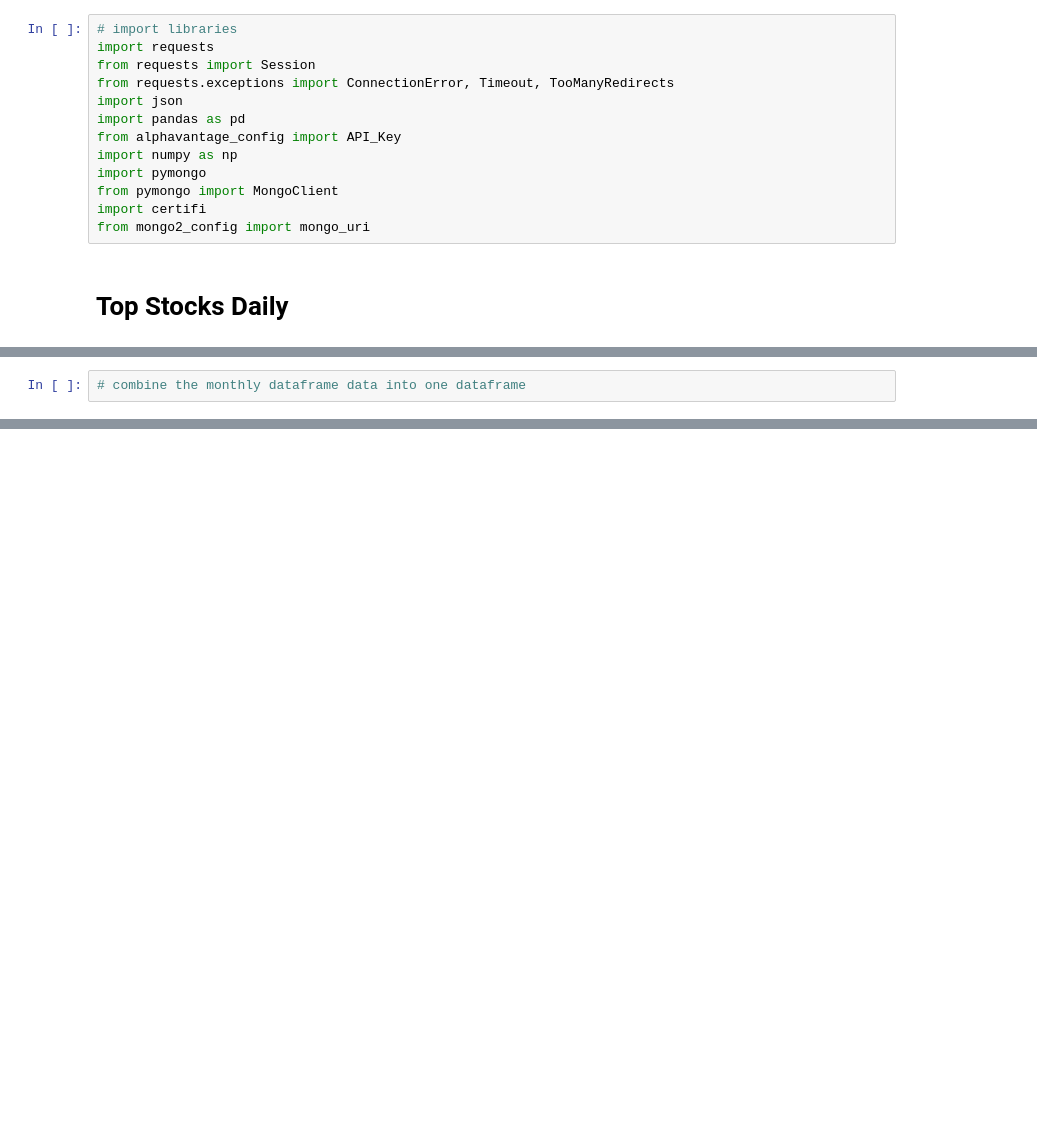
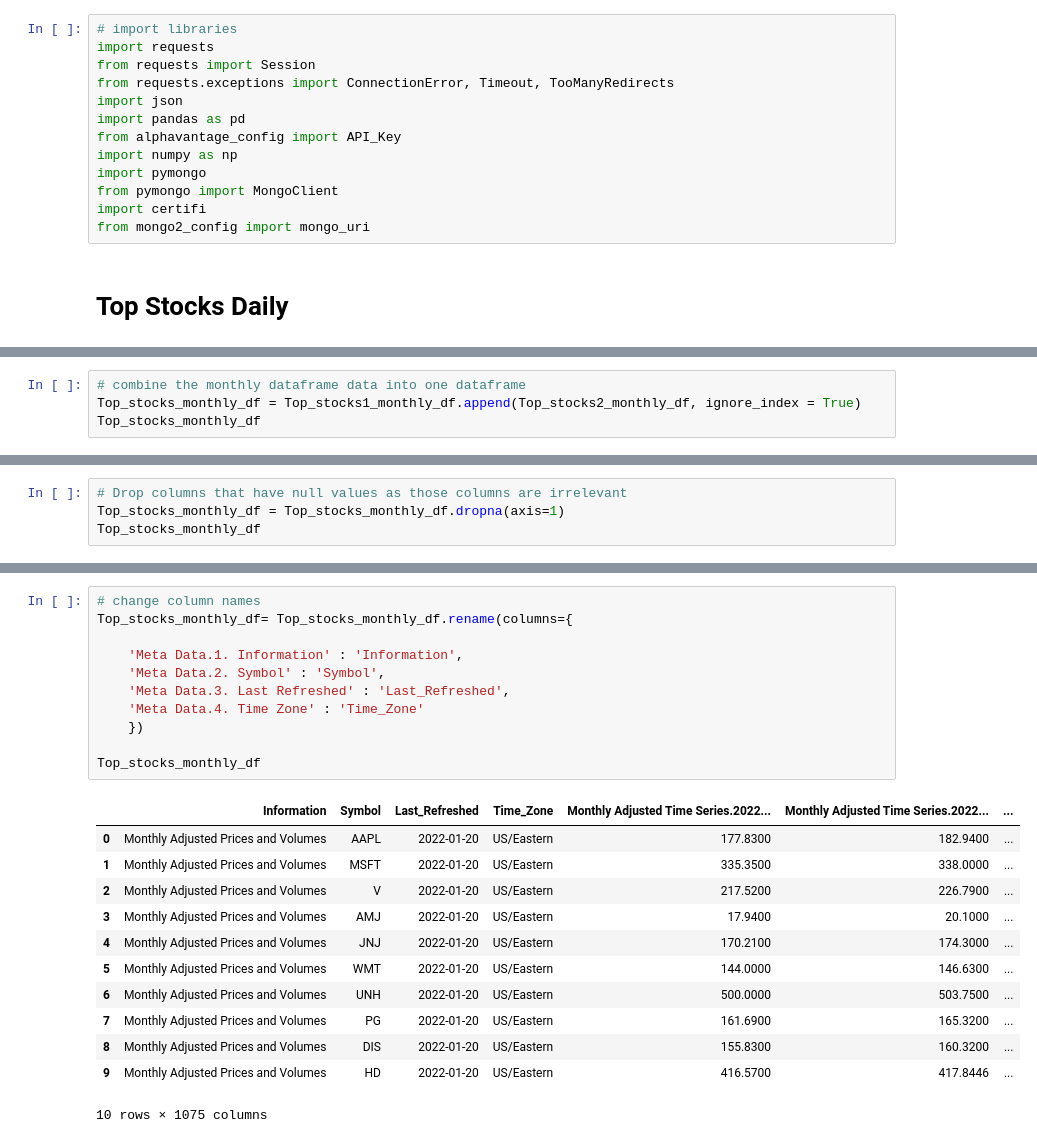
Before and after one commit to LaviJ/Cryptocurrency-Analysis, a Jupyter notebook: Database/Seg2_LJ/Stock_Market/Fetch_API_Stock_data.ipynb, the cells around one changed output, grey strips where cells are left out. Drawn from its saved outputs; the diff is of its cells as text; blank space fills up the shorter version.

```diff
--- a/Database/Seg2_LJ/Stock_Market/Fetch_API_Stock_data.ipynb
+++ b/Database/Seg2_LJ/Stock_Market/Fetch_API_Stock_data.ipynb
@@ -114,3 +178,5 @@ Top_stocks2_monthly_df
 5 rows × 1866 columns
 # %%
 # combine the monthly dataframe data into one dataframe
+Top_stocks_monthly_df = Top_stocks1_monthly_df.append(Top_stocks2_monthly_df, ignore_index = True)
+Top_stocks_monthly_df
@@ -288,0 +213,4 @@ Top_Percent_1h_df
+# %%
+# Drop columns that have null values as those columns are irrelevant
+Top_stocks_monthly_df = Top_stocks_monthly_df.dropna(axis=1)
+Top_stocks_monthly_df
@@ -288,0 +230,24 @@ Top_Percent_1h_df
+# %%
+# change column names
+Top_stocks_monthly_df= Top_stocks_monthly_df.rename(columns={
+
+    'Meta Data.1. Information' : 'Information',
+    'Meta Data.2. Symbol' : 'Symbol',
+    'Meta Data.3. Last Refreshed' : 'Last_Refreshed',
+    'Meta Data.4. Time Zone' : 'Time_Zone'
+    })
+
+Top_stocks_monthly_df
+# %% [output]
+|  | Information | Symbol | Last_Refreshed | Time_Zone | Monthly Adjusted Time Series.2022... | Monthly Adjusted Time Series.2022... | ... |
+| 0 | Monthly Adjusted Prices and Volumes | AAPL | 2022-01-20 | US/Eastern | 177.8300 | 182.9400 | ... |
+| 1 | Monthly Adjusted Prices and Volumes | MSFT | 2022-01-20 | US/Eastern | 335.3500 | 338.0000 | ... |
+| 2 | Monthly Adjusted Prices and Volumes | V | 2022-01-20 | US/Eastern | 217.5200 | 226.7900 | ... |
+| 3 | Monthly Adjusted Prices and Volumes | AMJ | 2022-01-20 | US/Eastern | 17.9400 | 20.1000 | ... |
+| 4 | Monthly Adjusted Prices and Volumes | JNJ | 2022-01-20 | US/Eastern | 170.2100 | 174.3000 | ... |
+| 5 | Monthly Adjusted Prices and Volumes | WMT | 2022-01-20 | US/Eastern | 144.0000 | 146.6300 | ... |
+| 6 | Monthly Adjusted Prices and Volumes | UNH | 2022-01-20 | US/Eastern | 500.0000 | 503.7500 | ... |
+| 7 | Monthly Adjusted Prices and Volumes | PG | 2022-01-20 | US/Eastern | 161.6900 | 165.3200 | ... |
+| 8 | Monthly Adjusted Prices and Volumes | DIS | 2022-01-20 | US/Eastern | 155.8300 | 160.3200 | ... |
+| 9 | Monthly Adjusted Prices and Volumes | HD | 2022-01-20 | US/Eastern | 416.5700 | 417.8446 | ... |
+10 rows × 1075 columns
```
Also changed, not shown: parts of 41 cells of this notebook, 4 other files.
